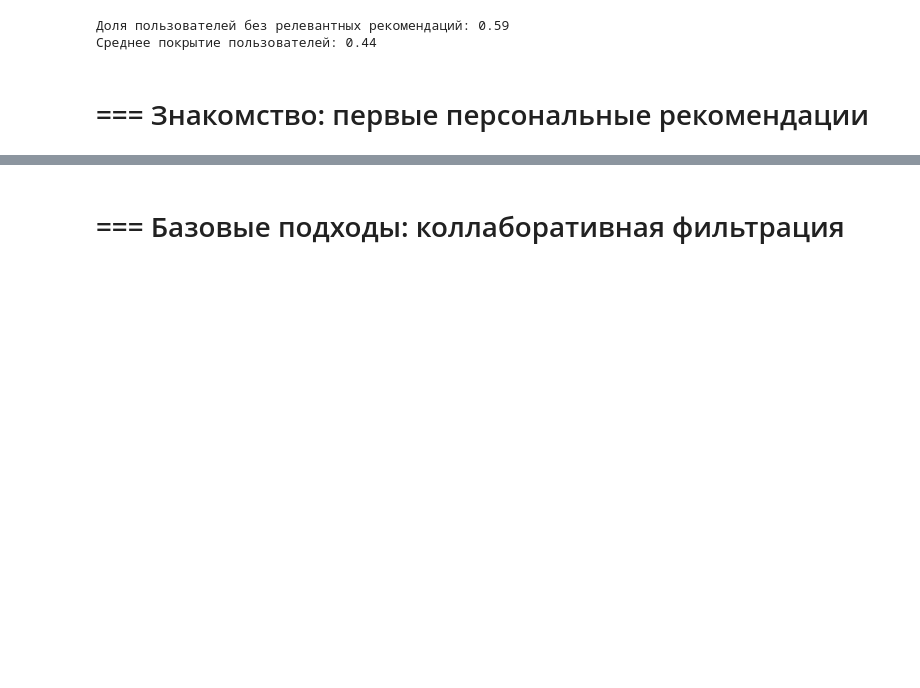
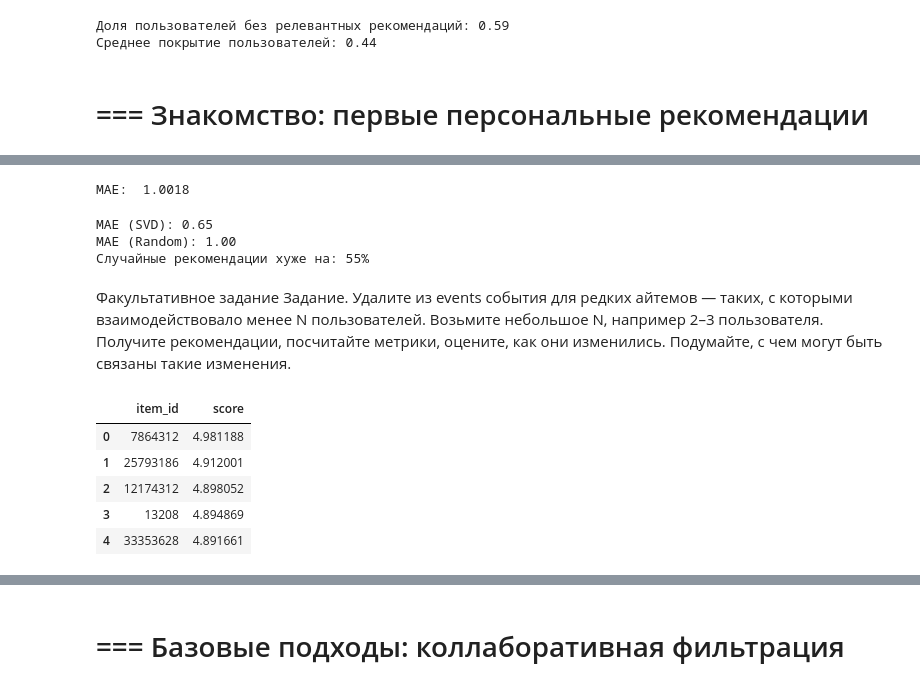
Before and after one commit to anyvol/mle-recsys-start, a Jupyter notebook: main_offline.ipynb, the cells around one changed output, grey strips where cells are left out. Drawn from its saved outputs; the diff is of its cells as text; code cells hidden in the pictures; blank space fills up the shorter version.

```diff
--- a/main_offline.ipynb
+++ b/main_offline.ipynb
@@ -220,0 +290,18 @@ print(f"Среднее покрытие пользователей: {cold_users_
+# %%
+random_mae = accuracy.mae(random_predictions)
+# %% [output]
+MAE:  1.0018
+# %%
+# Вычисляем на сколько процентов случайная модель хуже
+percent_worse = ((random_mae - mae) / mae) * 100
+
+print(f"MAE (SVD): {mae:.2f}")
+print(f"MAE (Random): {random_mae:.2f}")
+print(f"Случайные рекомендации хуже на: {round(percent_worse)}%")
+# %% [output]
+MAE (SVD): 0.65
+MAE (Random): 1.00
+Случайные рекомендации хуже на: 55%
+# %% [markdown]
+Факультативное задание
+Задание. Удалите из events события для редких айтемов — таких, с которыми взаимодействовало менее N пользователей. Возьмите небольшое N, например 2–3 пользователя. Получите рекомендации, посчитайте метрики, оцените, как они изменились. Подумайте, с чем могут быть связаны такие изменения.
@@ -220,0 +354,9 @@ print(f"Среднее покрытие пользователей: {cold_users_
+# %%
+get_recommendations_svd(1296647, items, events_test, svd_model)
+# %% [output]
+|  | item_id | score |
+| 0 | 7864312 | 4.981188 |
+| 1 | 25793186 | 4.912001 |
+| 2 | 12174312 | 4.898052 |
+| 3 | 13208 | 4.894869 |
+| 4 | 33353628 | 4.891661 |
```
Also changed, not shown: parts of 9 cells of this notebook, 1 other file.
